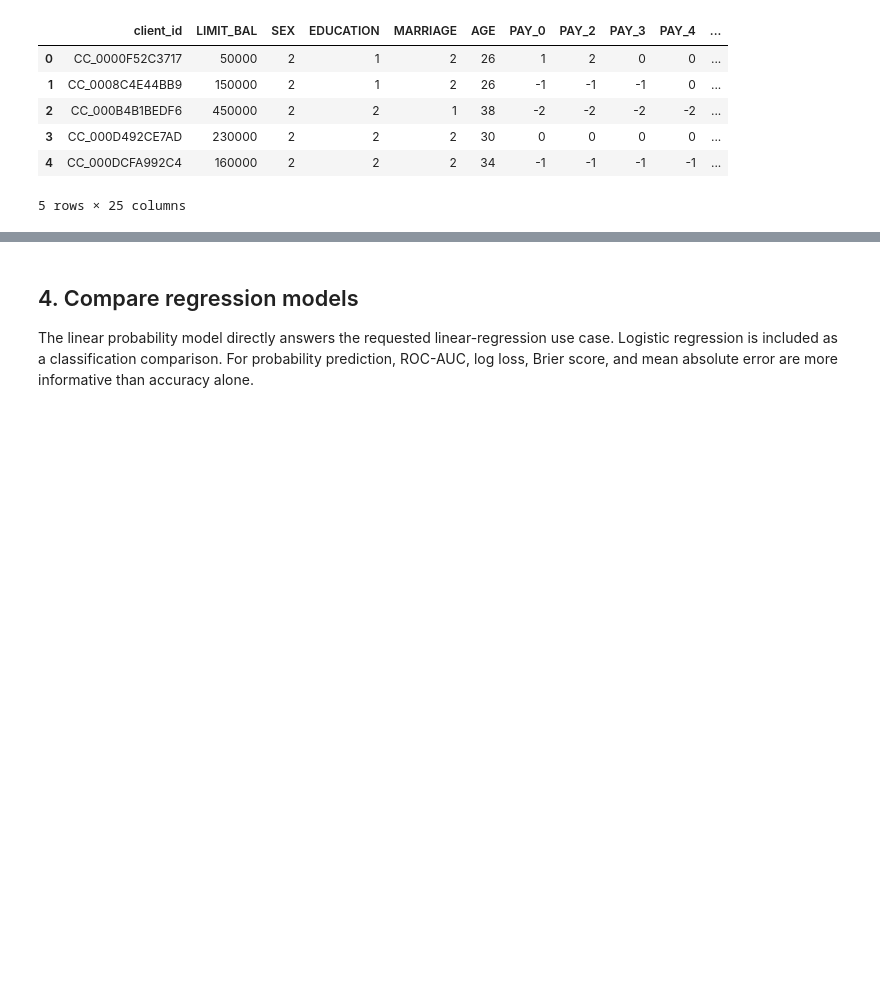
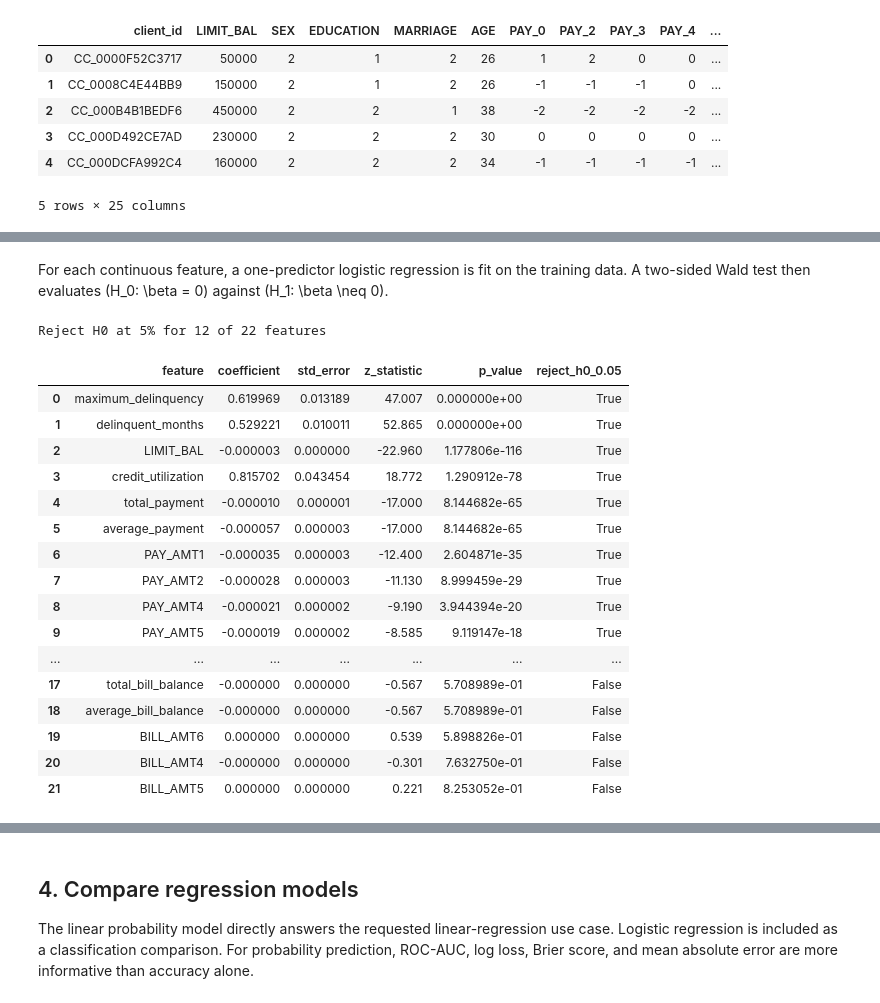
Before and after one commit to vuquangduypct/datathon-s2-2026-credit-card-clients, a Jupyter notebook: credit_default_analysis.ipynb, the cells around one changed output, grey strips where cells are left out. Saved outputs shown, nothing was run; the diff lists cells and outputs as text; code cells hidden in the pictures; blank space fills up the shorter version.

Commit message:
Add model comparison, feature analysis, and ignore the local virtualenv.
Co-authored-by: Cursor <cursoragent@cursor.com>

```diff
--- a/credit_default_analysis.ipynb
+++ b/credit_default_analysis.ipynb
@@ -65,0 +118,41 @@ status_summary
+# %% [markdown]
+For each continuous feature, a one-predictor logistic regression is fit on the training data. A two-sided Wald test then evaluates \(H_0: \beta = 0\) against \(H_1: \beta \neq 0\).
+# %%
+univariate_rows = []
+for feature in continuous_features:
+    if feature == 'default':
+        continue
+    design = sm.add_constant(train[[feature]])
+    model = sm.Logit(train['default'], design).fit(disp=False)
+    p_value = model.pvalues[feature]
+    univariate_rows.append({
+        'feature': feature,
+        'coefficient': model.params[feature],
+        'std_error': model.bse[feature],
+        'z_statistic': model.tvalues[feature],
+        'p_value': p_value,
+        'reject_h0_0.05': p_value < 0.05,
+    })
+
+univariate_tests = pd.DataFrame(univariate_rows).sort_values('p_value').reset_index(drop=True)
+print(f'Reject H0 at 5% for {univariate_tests["reject_h0_0.05"].sum()} of {len(univariate_tests)} features')
+univariate_tests.round({'coefficient': 6, 'std_error': 6, 'z_statistic': 3})
+# %% [output]
+Reject H0 at 5% for 12 of 22 features
+|  | feature | coefficient | std_error | z_statistic | p_value | reject_h0_0.05 |
+| 0 | maximum_delinquency | 0.619969 | 0.013189 | 47.007 | 0.000000e+00 | True |
+| 1 | delinquent_months | 0.529221 | 0.010011 | 52.865 | 0.000000e+00 | True |
+| 2 | LIMIT_BAL | -0.000003 | 0.000000 | -22.960 | 1.177806e-116 | True |
+| 3 | credit_utilization | 0.815702 | 0.043454 | 18.772 | 1.290912e-78 | True |
+| 4 | total_payment | -0.000010 | 0.000001 | -17.000 | 8.144682e-65 | True |
+| 5 | average_payment | -0.000057 | 0.000003 | -17.000 | 8.144682e-65 | True |
+| 6 | PAY_AMT1 | -0.000035 | 0.000003 | -12.400 | 2.604871e-35 | True |
+| 7 | PAY_AMT2 | -0.000028 | 0.000003 | -11.130 | 8.999459e-29 | True |
+| 8 | PAY_AMT4 | -0.000021 | 0.000002 | -9.190 | 3.944394e-20 | True |
+| 9 | PAY_AMT5 | -0.000019 | 0.000002 | -8.585 | 9.119147e-18 | True |
+| ... | ... | ... | ... | ... | ... | ... |
+| 17 | total_bill_balance | -0.000000 | 0.000000 | -0.567 | 5.708989e-01 | False |
+| 18 | average_bill_balance | -0.000000 | 0.000000 | -0.567 | 5.708989e-01 | False |
+| 19 | BILL_AMT6 | 0.000000 | 0.000000 | 0.539 | 5.898826e-01 | False |
+| 20 | BILL_AMT4 | -0.000000 | 0.000000 | -0.301 | 7.632750e-01 | False |
+| 21 | BILL_AMT5 | 0.000000 | 0.000000 | 0.221 | 8.253052e-01 | False |
```
Also changed, not shown: parts of 16 cells of this notebook, 3 other files.
